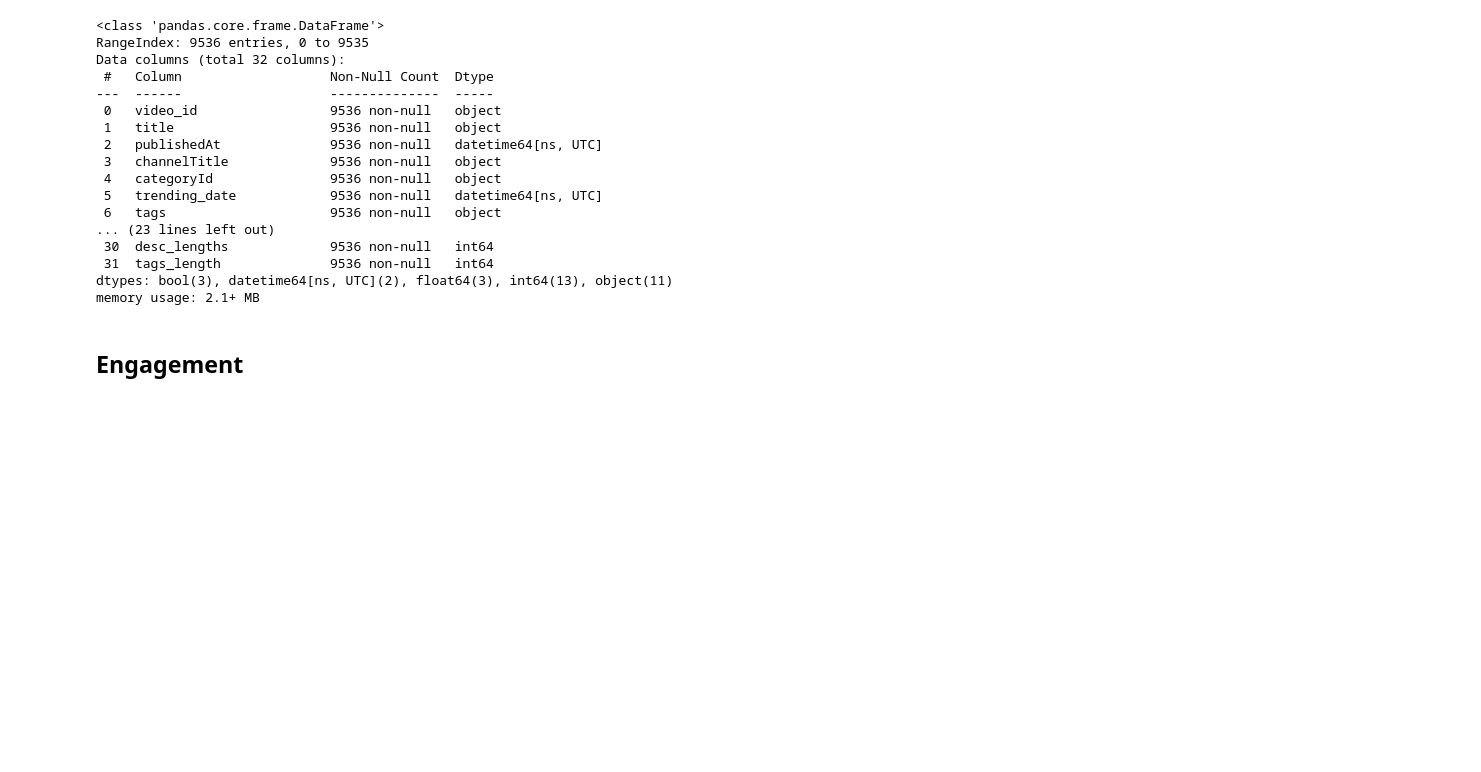
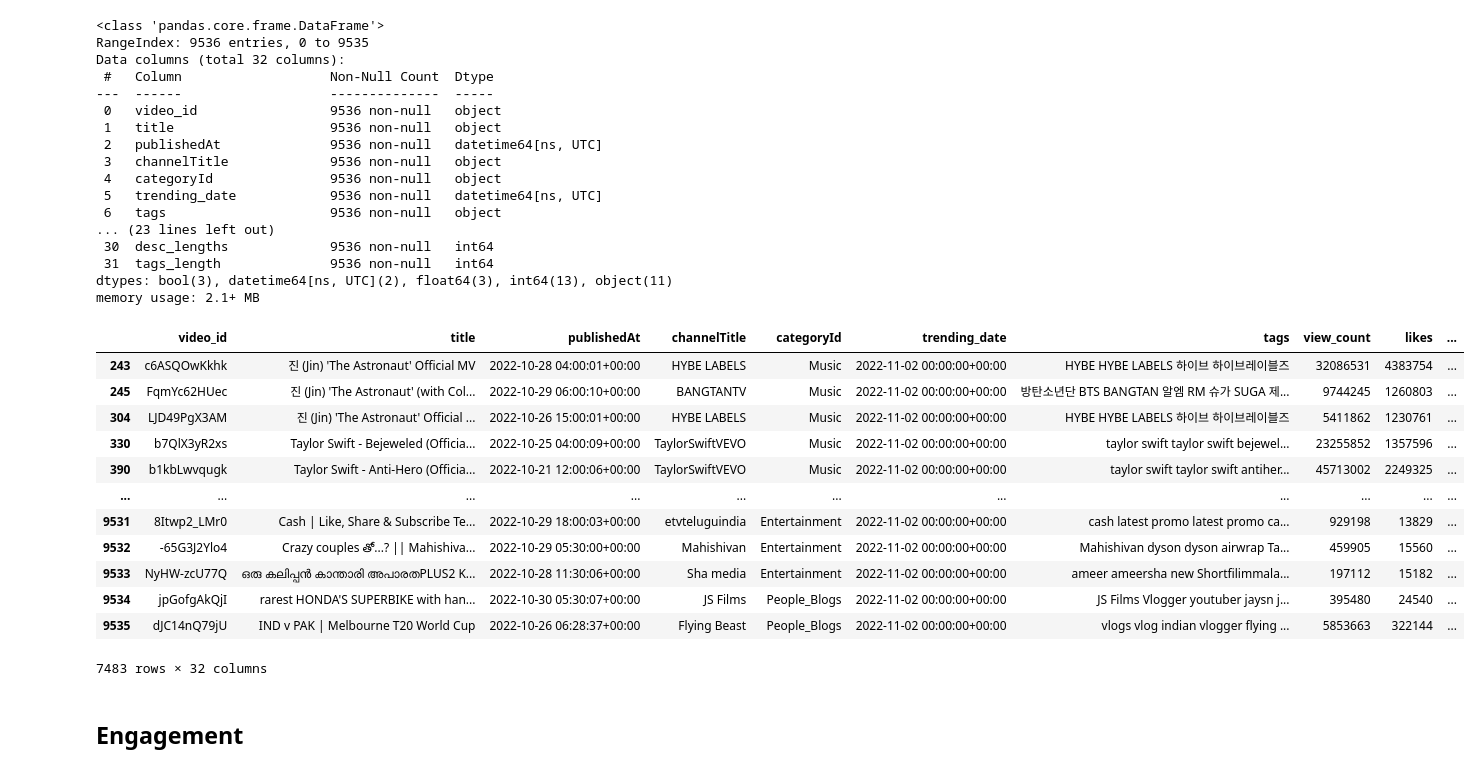
Before and after one commit to Youtube-Data-Analysis/top_200, a Jupyter notebook: shorter_explore.ipynb, the cells around one changed output. Cells and saved outputs as stored; diff of their text form; code cells hidden in the pictures; blank space fills up the shorter version.

```diff
--- a/shorter_explore.ipynb
+++ b/shorter_explore.ipynb
@@ -32,5 +32,21 @@ dtypes: bool(3), datetime64[ns, UTC](2), float64(3), int64(13), object(11)
 memory usage: 2.1+ MB
 # %%
 df.drop(columns='description').to_csv('for_tab.csv')
+# %%
+df[df.duplicated(['video_id']) ==True]
+# %% [output]
+|  | video_id | title | publishedAt | channelTitle | categoryId | trending_date | tags | view_count | likes | ... |
+| 243 | c6ASQOwKkhk | 진 (Jin) 'The Astronaut' Official MV | 2022-10-28 04:00:01+00:00 | HYBE LABELS | Music | 2022-11-02 00:00:00+00:00 | HYBE HYBE LABELS 하이브 하이브레이블즈 | 32086531 | 4383754 | ... |
+| 245 | FqmYc62HUec | 진 (Jin) 'The Astronaut' (with Col... | 2022-10-29 06:00:10+00:00 | BANGTANTV | Music | 2022-11-02 00:00:00+00:00 | 방탄소년단 BTS BANGTAN 알엠 RM 슈가 SUGA 제... | 9744245 | 1260803 | ... |
+| 304 | LJD49PgX3AM | 진 (Jin) 'The Astronaut' Official ... | 2022-10-26 15:00:01+00:00 | HYBE LABELS | Music | 2022-11-02 00:00:00+00:00 | HYBE HYBE LABELS 하이브 하이브레이블즈 | 5411862 | 1230761 | ... |
+| 330 | b7QlX3yR2xs | Taylor Swift - Bejeweled (Officia... | 2022-10-25 04:00:09+00:00 | TaylorSwiftVEVO | Music | 2022-11-02 00:00:00+00:00 | taylor swift taylor swift bejewel... | 23255852 | 1357596 | ... |
+| 390 | b1kbLwvqugk | Taylor Swift - Anti-Hero (Officia... | 2022-10-21 12:00:06+00:00 | TaylorSwiftVEVO | Music | 2022-11-02 00:00:00+00:00 | taylor swift taylor swift antiher... | 45713002 | 2249325 | ... |
+| ... | ... | ... | ... | ... | ... | ... | ... | ... | ... | ... |
+| 9531 | 8Itwp2_LMr0 | Cash | Like, Share & Subscribe Te... | 2022-10-29 18:00:03+00:00 | etvteluguindia | Entertainment | 2022-11-02 00:00:00+00:00 | cash latest promo latest promo ca... | 929198 | 13829 | ... |
+| 9532 | -65G3J2Ylo4 | Crazy couples తో...? || Mahishiva... | 2022-10-29 05:30:00+00:00 | Mahishivan | Entertainment | 2022-11-02 00:00:00+00:00 | Mahishivan dyson dyson airwrap Ta... | 459905 | 15560 | ... |
+| 9533 | NyHW-zcU77Q | ഒരു കലിപ്പൻ കാന്താരി അപാരതPLUS2 K... | 2022-10-28 11:30:06+00:00 | Sha media | Entertainment | 2022-11-02 00:00:00+00:00 | ameer ameersha new Shortfilimmala... | 197112 | 15182 | ... |
+| 9534 | jpGofgAkQjI | rarest HONDA'S SUPERBIKE with han... | 2022-10-30 05:30:07+00:00 | JS Films | People_Blogs | 2022-11-02 00:00:00+00:00 | JS Films Vlogger youtuber jaysn j... | 395480 | 24540 | ... |
+| 9535 | dJC14nQ79jU | IND v PAK | Melbourne T20 World Cup | 2022-10-26 06:28:37+00:00 | Flying Beast | People_Blogs | 2022-11-02 00:00:00+00:00 | vlogs vlog indian vlogger flying ... | 5853663 | 322144 | ... |
+7483 rows × 32 columns
 # %% [markdown]
 ## Engagement
```
Also changed, not shown: parts of 4 cells of this notebook, 3 other files.
